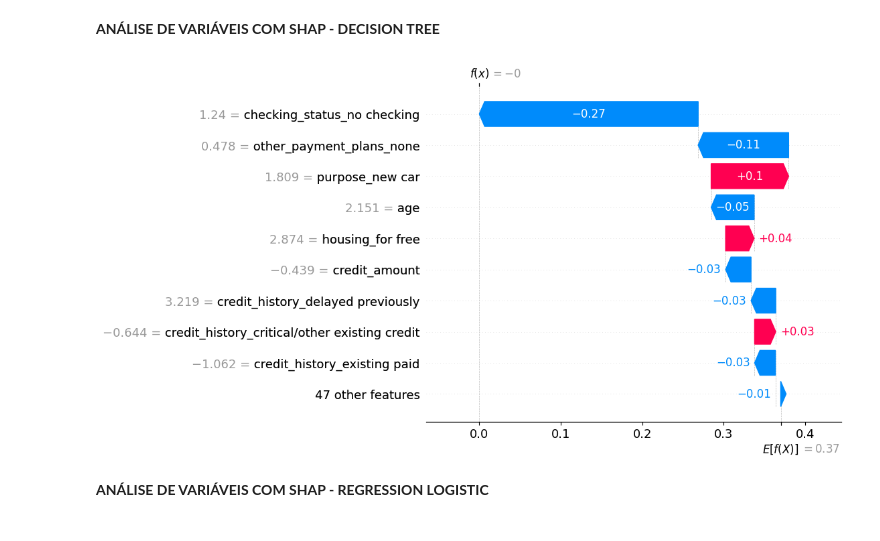
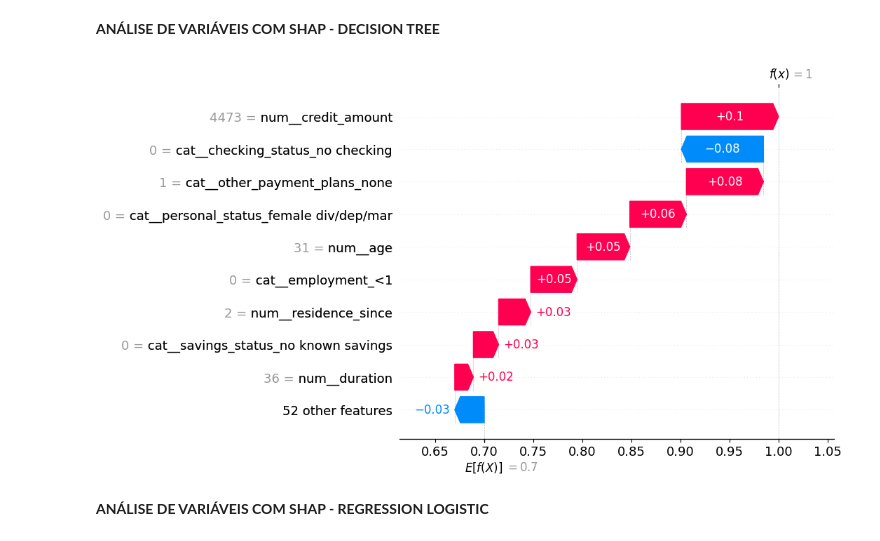
Before and after one commit to wallingson12/ML_analise_credito, a Jupyter notebook: Análise de crédito - trabalho.ipynb, the cells around one changed output. Saved outputs shown, nothing was run; the diff lists cells and outputs as text; code cells hidden in the pictures.

```diff
--- a/Análise de crédito - trabalho.ipynb
+++ b/Análise de crédito - trabalho.ipynb
@@ -210,30 +404,19 @@ Para o modelo SVM, adotou-se a versão com kernel linear, possibilitando a inter
 A partir dessas análises, foram selecionadas as variáveis originais que concentraram maior contribuição explicativa, justificando a exclusão de atributos redundantes ou de baixo impacto, resultando em modelos mais simples, interpretáveis e com menor risco de overfitting.
 # %% [markdown]
 **ANÁLISE DE VARIÁVEIS COM SHAP - DECISION TREE**
-# %%
-explainer = shap.Explainer(decision_tree_model, X_train)
-shap_values = explainer(X_train)
-
-# Supondo que X é seu DataFrame original com os nomes das features
-feature_names = X.columns.tolist()
-
-# Extrair os valores para a primeira instância e o primeiro output
-single_values = shap_values.values[0, :, 0]         # vetor dos valores SHAP (1D)
-single_base = shap_values.base_values[0, 0]           # valor base escalar
-single_data = shap_values.data[0]                     # dados da instância
-
-# Criar uma nova explicação incluindo os nomes das features
-single_explanation = shap.Explanation(
-    values=single_values,
-    base_values=single_base,
-    data=single_data,
-    feature_names=feature_names
-)
-
-# Plotar o waterfall com os nomes das features
-shap.plots.waterfall(single_explanation)
-# %% [output]
-[figure, removed]
+# %%
+i = 0  # instância
+
+single_explanation = shap.Explanation(
+    values=shap_values.values[i, :, 1],      # classe positiva
+    base_values=shap_values.base_values[i, 1],
+    data=X_train_transformed[i],
+    feature_names=feature_names
+)
+
+shap.plots.waterfall(single_explanation)
+# %% [output]
+[figure, added]
 # %% [markdown]
 **ANÁLISE DE VARIÁVEIS COM SHAP - REGRESSION LOGISTIC**
 # %%
```
Also changed, not shown: parts of 29 cells of this notebook.
